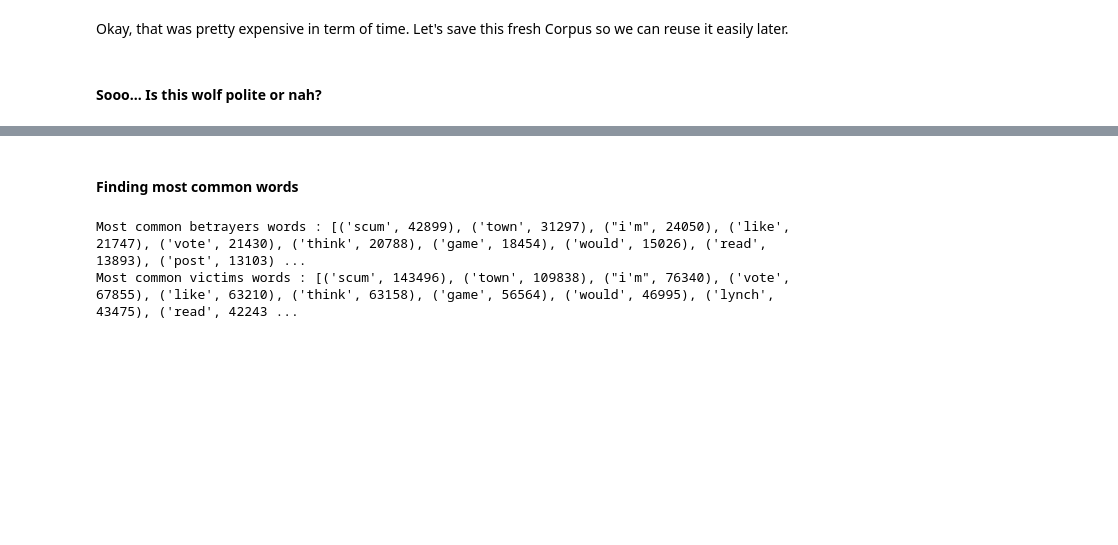
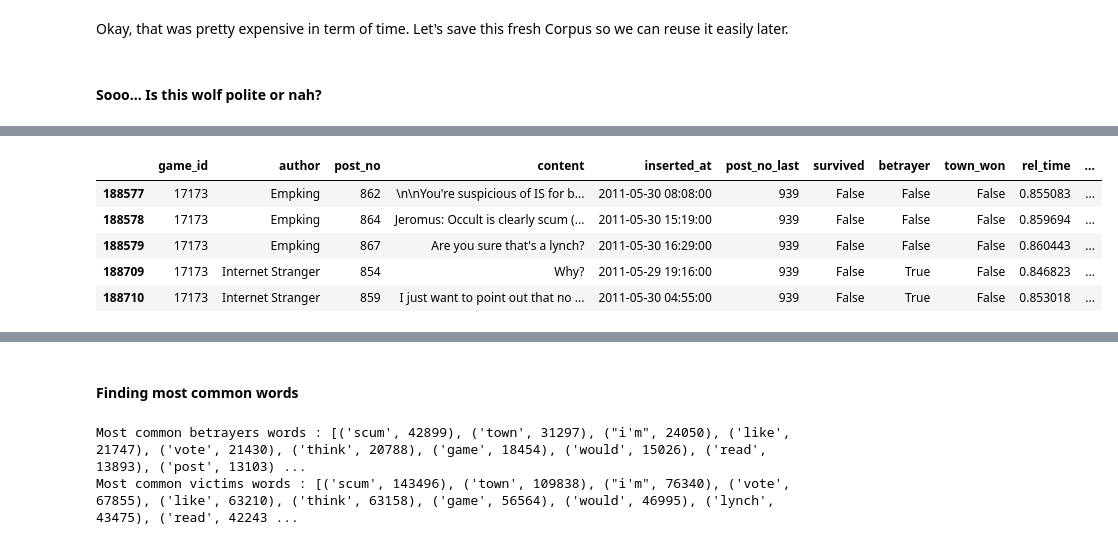
Before and after one commit to epfl-ada/ada-2020-project-milestone-p3-p3_bamboozled-gang, a Jupyter notebook: project_report.ipynb, the cells around one changed output, grey strips where cells are left out. Drawn from its saved outputs; the diff is of its cells as text; code cells hidden in the pictures; blank space fills up the shorter version.

```diff
--- a/project_report.ipynb
+++ b/project_report.ipynb
@@ -851,0 +876,9 @@ df
+# %%
+df_talkativeness_last_5.head()
+# %% [output]
+|  | game_id | author | post_no | content | inserted_at | post_no_last | survived | betrayer | town_won | rel_time | ... |
+| 188577 | 17173 | Empking | 862 | \n\nYou're suspicious of IS for b... | 2011-05-30 08:08:00 | 939 | False | False | False | 0.855083 | ... |
+| 188578 | 17173 | Empking | 864 | Jeromus: Occult is clearly scum (... | 2011-05-30 15:19:00 | 939 | False | False | False | 0.859694 | ... |
+| 188579 | 17173 | Empking | 867 | Are you sure that's a lynch? | 2011-05-30 16:29:00 | 939 | False | False | False | 0.860443 | ... |
+| 188709 | 17173 | Internet Stranger | 854 | Why? | 2011-05-29 19:16:00 | 939 | False | True | False | 0.846823 | ... |
+| 188710 | 17173 | Internet Stranger | 859 | I just want to point out that no ... | 2011-05-30 04:55:00 | 939 | False | True | False | 0.853018 | ... |
```
Also changed, not shown: parts of 35 cells of this notebook.
